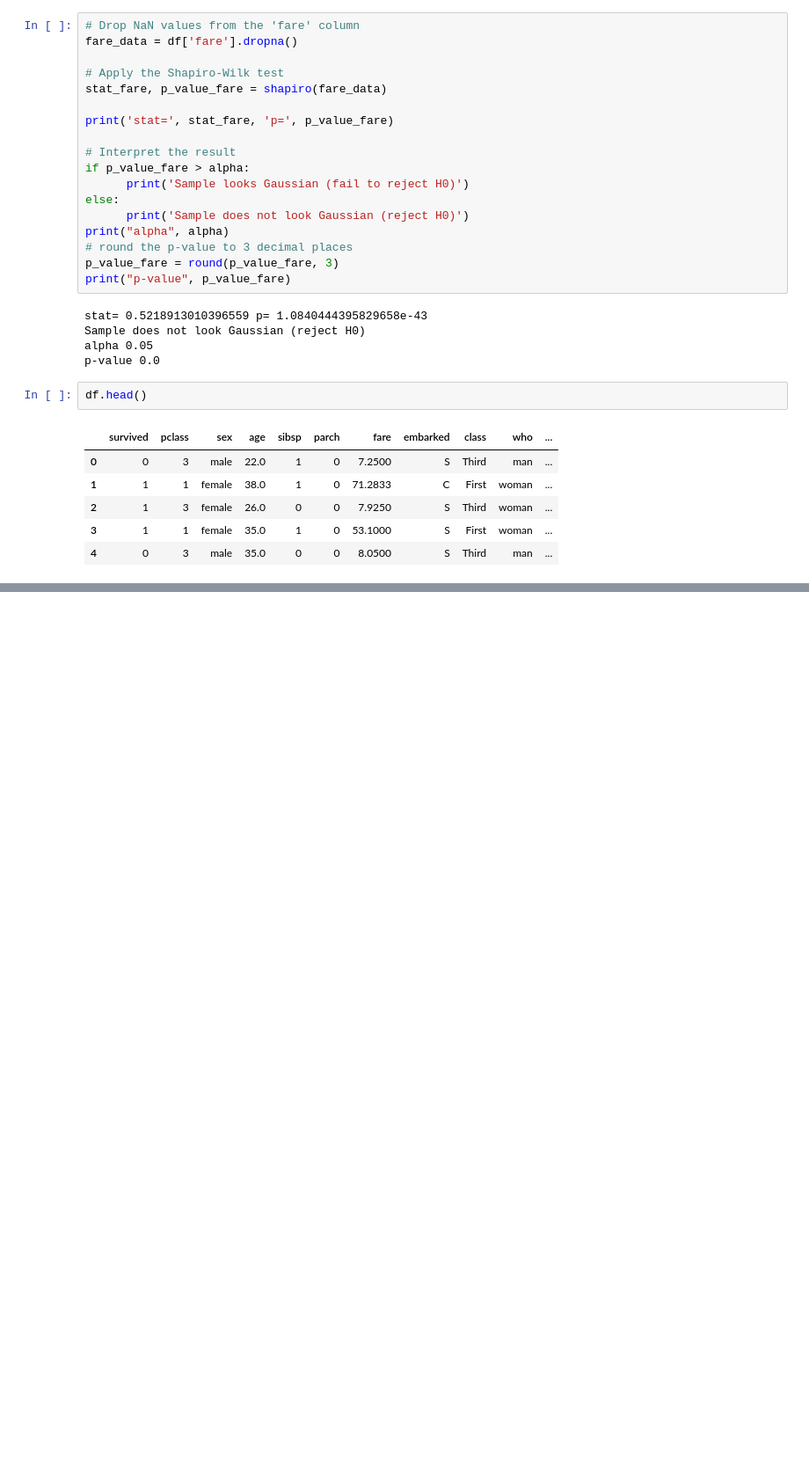
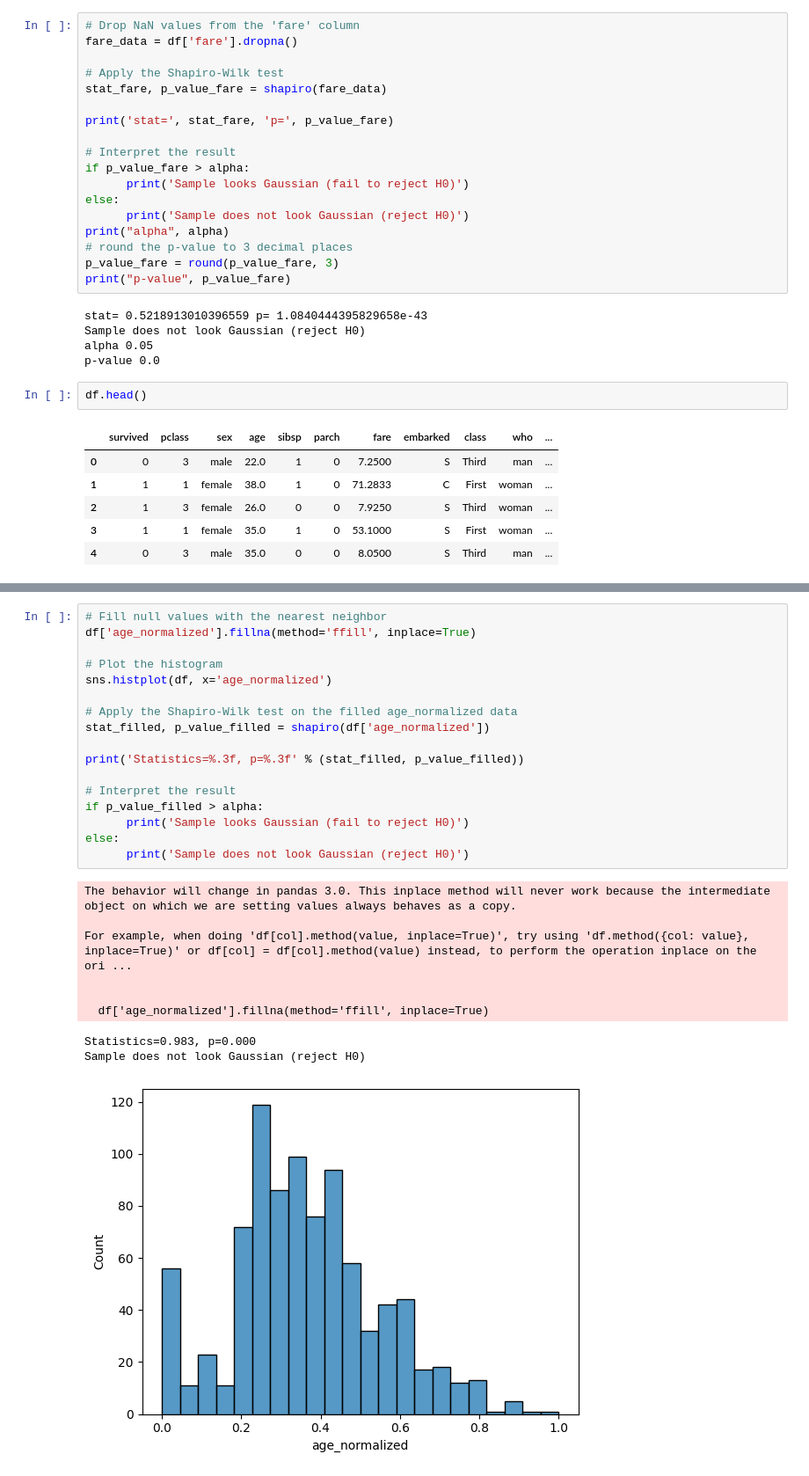
Before and after one commit to qasim697/python_ka_chilla, a Jupyter notebook: day_15/sta9.ipynb, the cells around one changed output, grey strips where cells are left out. Shown: that part at 88% size. Saved outputs shown, nothing was run; the diff lists cells and outputs as text; blank space fills up the shorter version.

```diff
--- a/day_15/sta9.ipynb
+++ b/day_15/sta9.ipynb
@@ -287,0 +277,27 @@ df.head()
+# %%
+# Fill null values with the nearest neighbor
+df['age_normalized'].fillna(method='ffill', inplace=True)
+
+# Plot the histogram
+sns.histplot(df, x='age_normalized')
+
+# Apply the Shapiro-Wilk test on the filled age_normalized data
+stat_filled, p_value_filled = shapiro(df['age_normalized'])
+
+print('Statistics=%.3f, p=%.3f' % (stat_filled, p_value_filled))
+
+# Interpret the result
+if p_value_filled > alpha:
+      print('Sample looks Gaussian (fail to reject H0)')
+else:
+      print('Sample does not look Gaussian (reject H0)')
+# %% [output]
+The behavior will change in pandas 3.0. This inplace method will never work because the intermediate object on which we are setting values always behaves as a copy.
+
+For example, when doing 'df[col].method(value, inplace=True)', try using 'df.method({col: value}, inplace=True)' or df[col] = df[col].method(value) instead, to perform the operation inplace on the ori ...
+
+
+  df['age_normalized'].fillna(method='ffill', inplace=True)
+Statistics=0.983, p=0.000
+Sample does not look Gaussian (reject H0)
+[figure, added]
```
Also changed, not shown: parts of 17 cells of this notebook, 2 other files.
